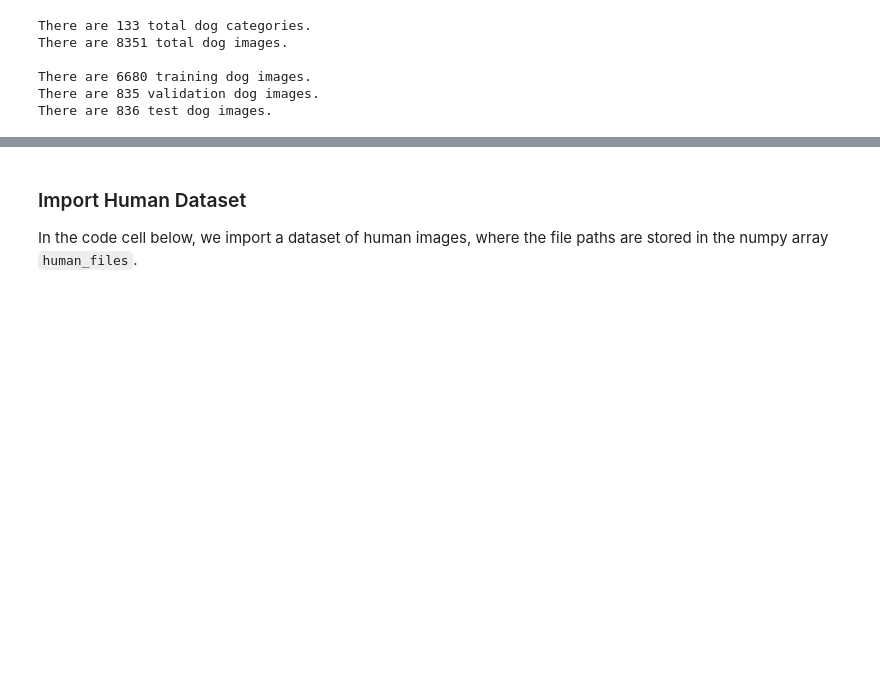
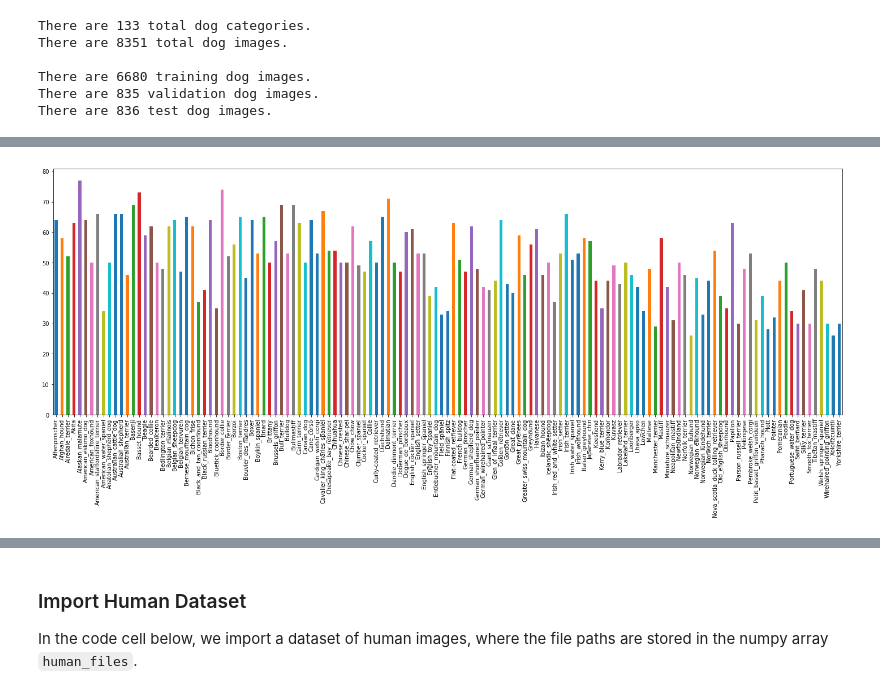
Before and after one commit to dyushu/dog_breed_classifier, a Jupyter notebook: dog_app.ipynb, the cells around one changed output, grey strips where cells are left out. Saved outputs shown, nothing was run; the diff lists cells and outputs as text; code cells hidden in the pictures; blank space fills up the shorter version.

```diff
--- a/dog_app.ipynb
+++ b/dog_app.ipynb
@@ -91,3 +91,9 @@ There are 8351 total dog images.
 There are 6680 training dog images.
 There are 835 validation dog images.
 There are 836 test dog images.
+# %%
+import pandas as pd
+
+# save data as dataframe, with column names as the dog breed
+dog_true_names = np.array([xi[15:] for xi in dog_names])
+df= pd.DataFrame(data=train_targets, columns=dog_true_names)
@@ -93,0 +110,12 @@ There are 836 test dog images.
+# %%
+number_of_images_by_breed = df.sum(axis=0)
+# %%
+import matplotlib.pyplot as plt
+%matplotlib inline
+
+number_of_images_by_breed.plot.bar( figsize = (25, 8))
+plt.savefig('number_of_images_by_breed.pdf', bbox_inches = 'tight')
+
+plt.show()
+# %% [output]
+[figure, added]
```
Also changed, not shown: parts of 17 cells of this notebook, 1 other file.
